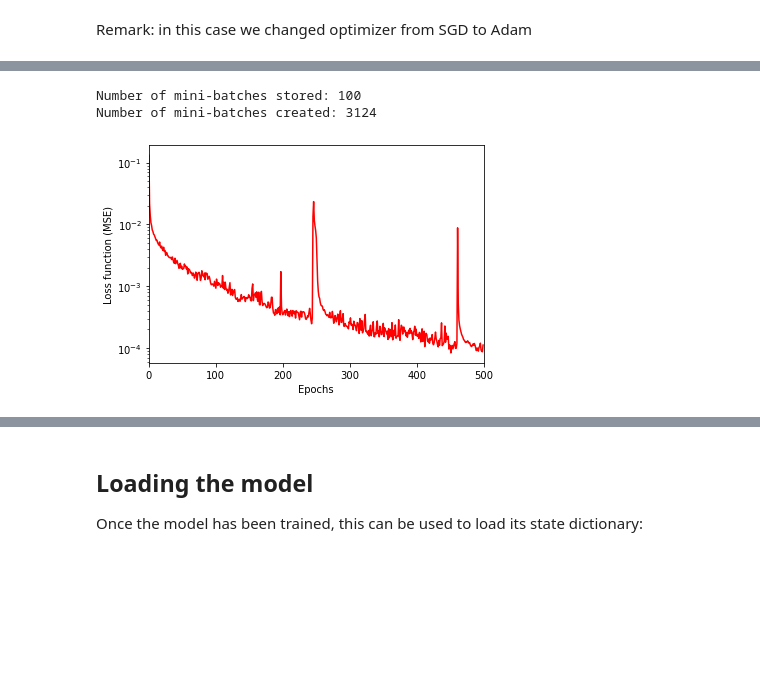
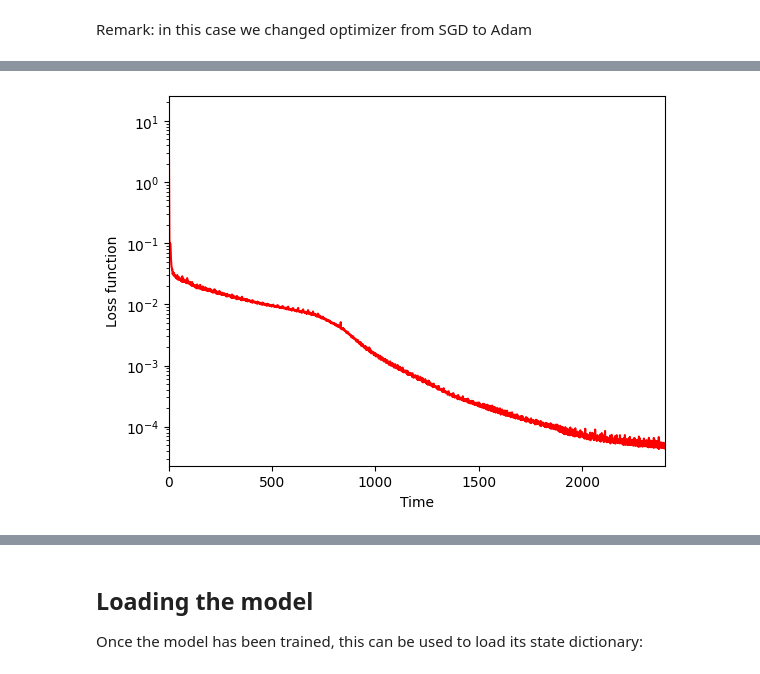
Before and after one commit to gillioz/MorpionSolitaire, a Jupyter notebook: deeplearning/Counting_moves.ipynb, the cells around one changed output, grey strips where cells are left out. Drawn from its saved outputs; the diff is of its cells as text; code cells hidden in the pictures; blank space fills up the shorter version.

Commit message:
reproduce counting model results

```diff
--- a/deeplearning/Counting_moves.ipynb
+++ b/deeplearning/Counting_moves.ipynb
@@ -136,6 +209,6 @@ def nloss(outputs, labels):
 # %% [markdown]
 We use *transfer learning*: instead of training the model from scratch (which seems nearly impossible), we use a model pre-trained on the binary problem:
 # %%
-net = torch.load('models/Descartes_binary.pt')
-net.train()
-net
+# net = torch.load('models/Descartes_binary.pt').to(device)
+# net.train()
+# net
@@ -207,8 +257,7 @@ accuracy_data = []
+# %%
+running_loss_data = []
+running_accuracy_data = []
+running_plusminusone_data = []
+running_plusminustwo_data = []
 # %% [markdown]
 Remark: in this case we changed optimizer from SGD to Adam
-# %%
-data.train_model(net, n_epochs = 500, lr=0.001, optim = 'Adam',
-                 loss_func = nloss,
-                 accuracy_func = [accuracy, plusminusone, plusminustwo],
-                 loss_monitoring = running_loss_data,
-                 accuracy_monitoring = accuracy_data)
@@ -232,0 +264,2 @@ data.train_model(net, n_epochs = 500, lr=0.001, optim = 'Adam',
+# %%
+optimizer = torch.optim.Adam(filter(lambda p: p.requires_grad, net.parameters()), lr=0.001)
@@ -235,5 +324,0 @@ torch.save(net, 'models/Descartes.pt')
-# %%
-data.info()
-# %% [output]
-Number of mini-batches stored: 100
-Number of mini-batches created: 3124
@@ -240,10 +327,10 @@ Number of mini-batches created: 3124
 # %%
 plt.plot(running_loss_data, color='red')
-plt.xlabel('Epochs')
-plt.xlim(0, 500)
-plt.ylabel('Loss function (MSE)')
+plt.xlabel('Time')
+plt.xlim(0, len(running_loss_data) - 1)
+plt.ylabel('Loss function')
 plt.yscale('log')
-# plt.savefig('blog/Part_4_Counting_images/Descartes_loss.png', bbox_inches='tight')
+# plt.savefig('Descartes_loss.png', bbox_inches='tight')
 plt.show()
 # %% [output]
-[figure, old version]
+[figure, new version]
```
Also changed, not shown: parts of 81 cells of this notebook, 6 other files.
